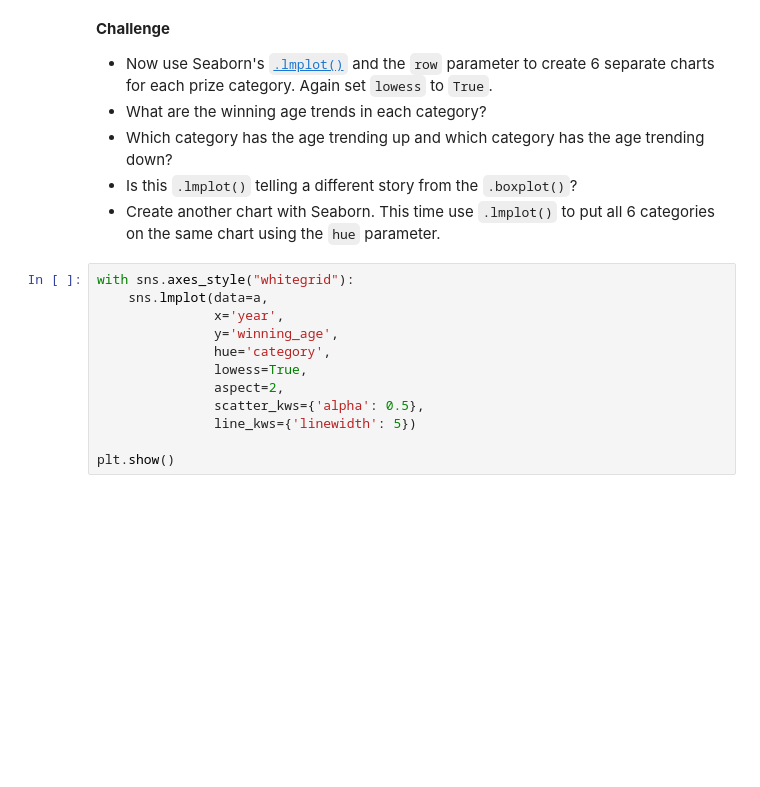
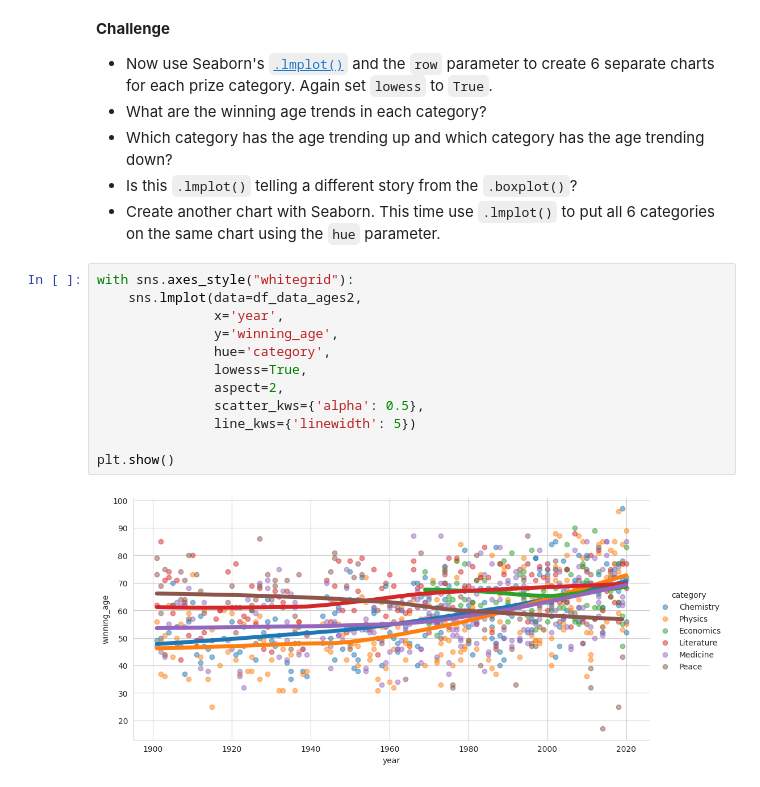
Before and after one commit to DamiTheCraftyPythonista/Data-Analysis-example-project-Nobel-Price, a Jupyter notebook: Nobel_Prize_Analysis_(start).ipynb, the cells around one changed output. Saved outputs shown, nothing was run; the diff lists cells and outputs as text; blank space fills up the shorter version.

```diff
--- a/Nobel_Prize_Analysis_(start).ipynb
+++ b/Nobel_Prize_Analysis_(start).ipynb
@@ -851,13 +856,15 @@ plt.show()
 * Create another chart with Seaborn. This time use `.lmplot()` to put all 6 categories on the same chart using the `hue` parameter.
 # %%
 with sns.axes_style("whitegrid"):
-    sns.lmplot(data=a,
+    sns.lmplot(data=df_data_ages2,
                x='year',
                y='winning_age',
                hue='category',
                lowess=True,
                aspect=2,
                scatter_kws={'alpha': 0.5},
                line_kws={'linewidth': 5})
 
 plt.show()
+# %% [output]
+[figure, added]
```
Also changed, not shown: parts of 4 cells of this notebook.
